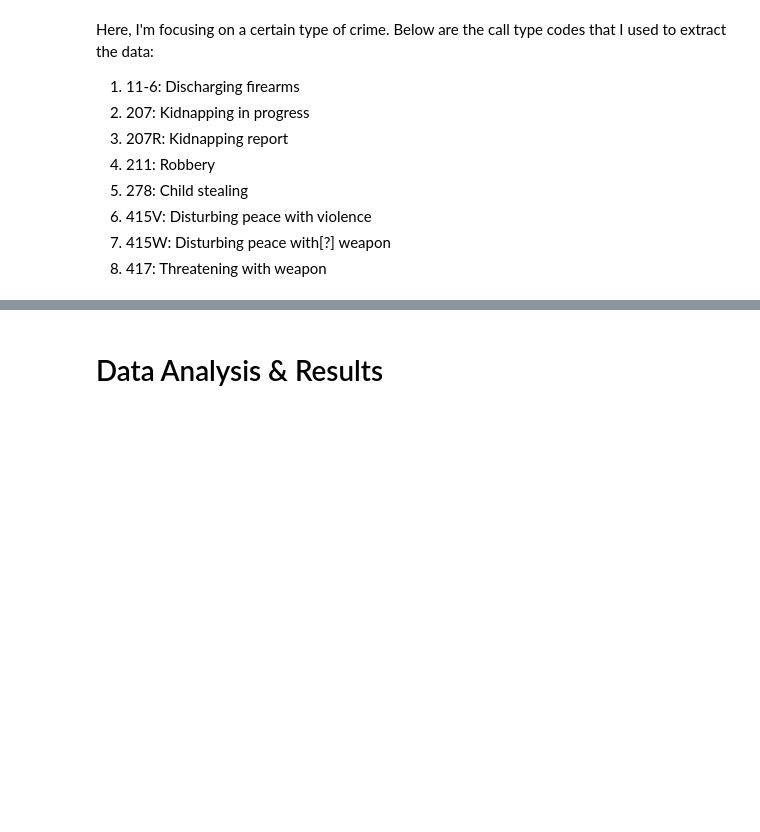
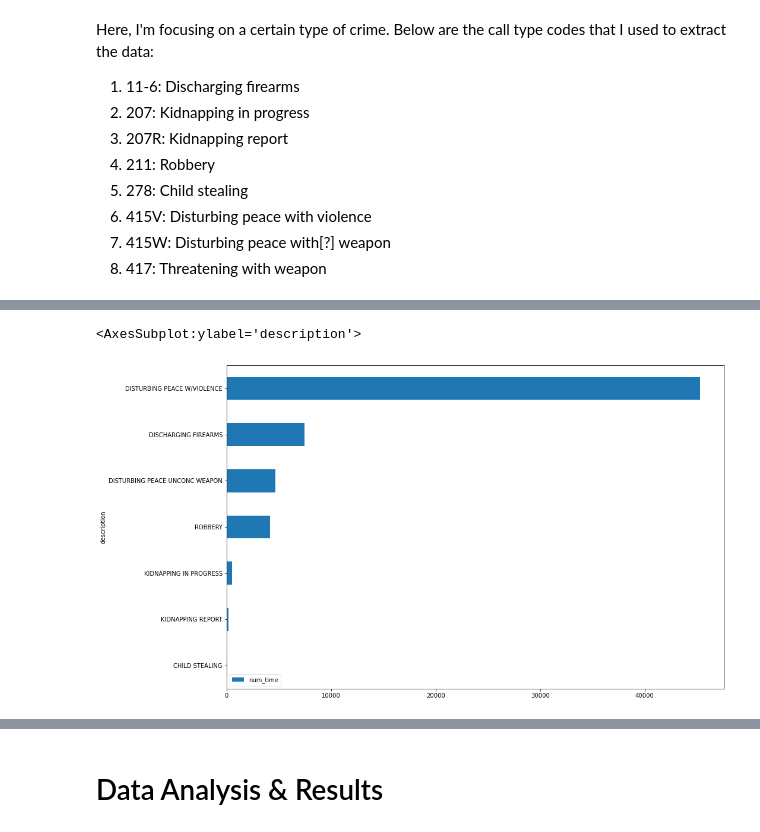
Before and after one commit to tnl001/individual_fa20, a Jupyter notebook: final_project/FinalProject_tnl001.ipynb, the cells around one changed output, grey strips where cells are left out. Saved outputs shown, nothing was run; the diff lists cells and outputs as text; code cells hidden in the pictures; blank space fills up the shorter version.

```diff
--- a/final_project/FinalProject_tnl001.ipynb
+++ b/final_project/FinalProject_tnl001.ipynb
@@ -167,0 +193,3 @@ cl_crime_2020.shape
+# %%
+cl_crimes = cl_crimes.dropna()
+cl_crimes.shape
@@ -176,7 +206,7 @@ Here, I'm focusing on a certain type of crime. Below are the call type codes tha
 7. 415W: Disturbing peace with[?] weapon
 8. 417: Threatening with weapon
 # %%
-cl_crime_2020[(cl_crime_2020['call_type'] == '11-6') | (cl_crime_2020['call_type'] == '207') |
-              (cl_crime_2020['call_type'] == '207R') | (cl_crime_2020['call_type'] == '211') |
-              (cl_crime_2020['call_type'] == '278') | (cl_crime_2020['call_type'] == '415V') |
-              (cl_crime_2020['call_type'] == '415W') | (cl_crime_2020['call_type'] == '418')]
+filtered_crimes = cl_crimes[(cl_crimes['call_type'] == '11-6') | (cl_crimes['call_type'] == '207') |
+                            (cl_crimes['call_type'] == '207R') | (cl_crimes['call_type'] == '211') |
+                            (cl_crimes['call_type'] == '278') | (cl_crimes['call_type'] == '415V') |
+                            (cl_crimes['call_type'] == '415W') | (cl_crimes['call_type'] == '418')]
@@ -218,0 +213,2 @@ parks
+# %%
+filtered_crimes['num_time'] = 1
@@ -218,0 +261,8 @@ parks
+# %%
+type_time_called = filtered_crimes.groupby('description').sum()
+type_time_called = type_time_called.drop(labels=['day_of_week', 'beat', 'priority'], axis=1)
+# %%
+type_time_called.sort_values(by='num_time', ascending=True).plot(kind='barh', figsize=(15,10))
+# %% [output]
+<AxesSubplot:ylabel='description'>
+[figure, added]
```
Also changed, not shown: parts of 36 cells of this notebook.
